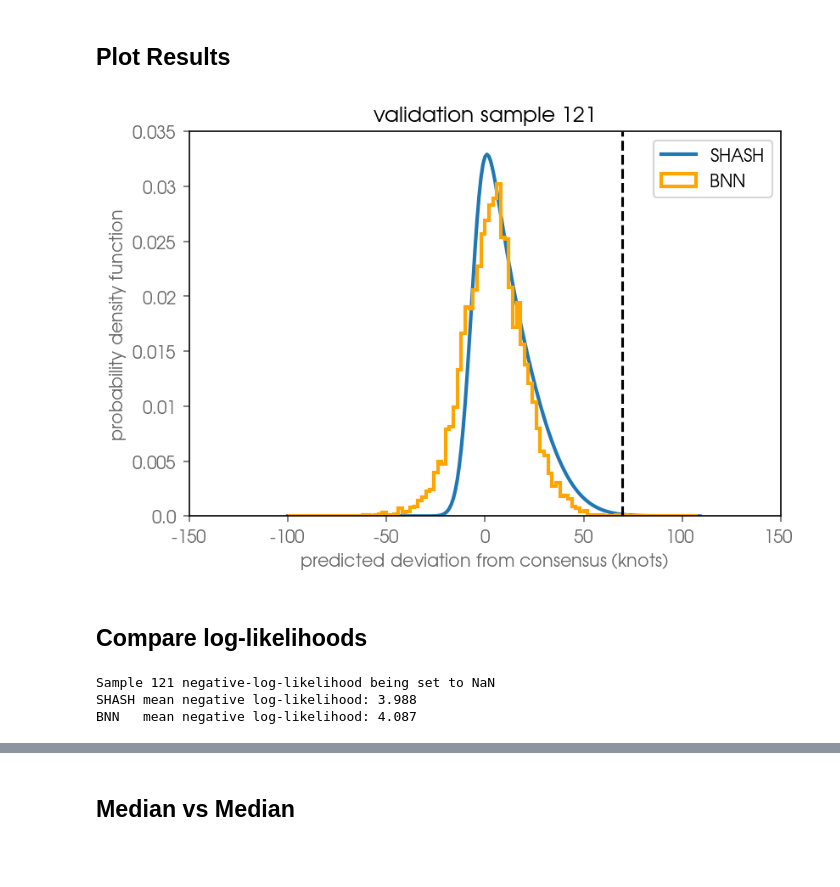
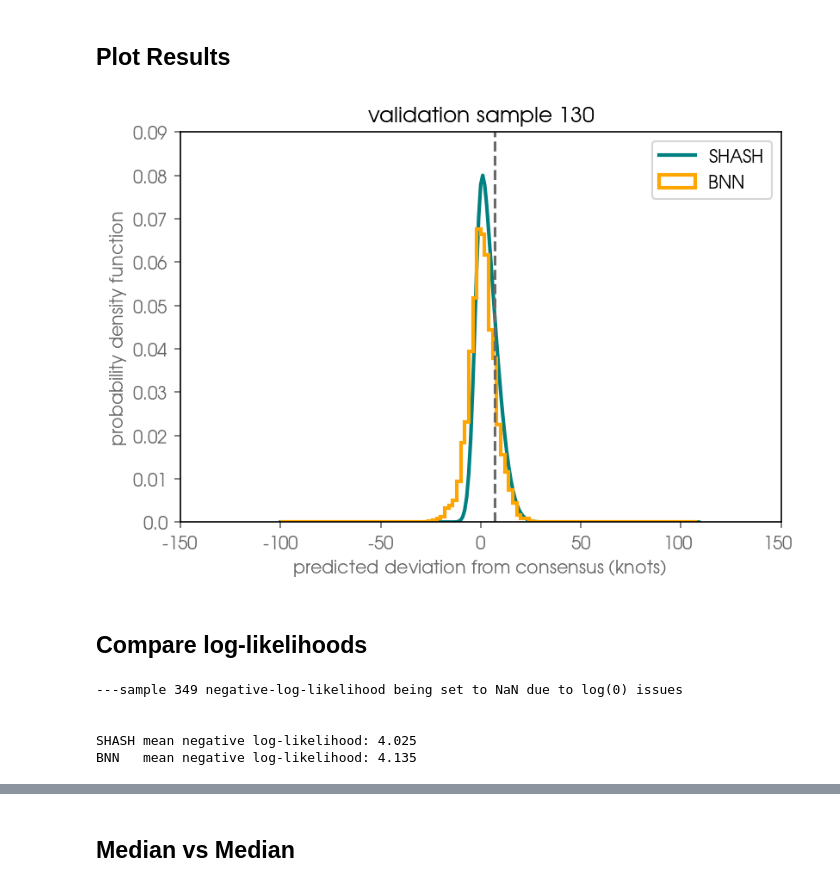
Before and after one commit to eabarnes1010/hurricane_uqcomparisons, a Jupyter notebook: analyze_models.ipynb, the cells around one changed output, grey strips where cells are left out. Saved outputs shown, nothing was run; the diff lists cells and outputs as text; code cells hidden in the pictures; blank space fills up the shorter version.

```diff
--- a/analyze_models.ipynb
+++ b/analyze_models.ipynb
@@ -61,8 +66,6 @@ np.warnings.filterwarnings("ignore", category=np.VisibleDeprecationWarning)
 # %% [markdown]
 ## Load the models
 # %%
-EXP_NAME_LIST = ("intensity0_AL72","intensity1_AL72")
-
 for exp_name in EXP_NAME_LIST:
     settings = experiment_settings.get_settings(exp_name)
     # pprint.pprint(settings, width=80)
@@ -79,13 +82,12 @@ for exp_name in EXP_NAME_LIST:
         df,
     ) = build_hurricane_data(DATA_PATH, settings, verbose=0)
 
-    # Create the model name.
-    model_name = (
-        exp_name + "_" + settings["uncertainty_type"] + '_' + f"network_seed_{network_seed}_rng_seed_{settings['rng_seed']}"
-    )
-    pprint.pprint(model_name)
+    if settings["uncertainty_type"] == "bnn":
+        model_name_bnn = (
+            exp_name + "_" + settings["uncertainty_type"] + '_' + f"network_seed_{network_seed}_rng_seed_{settings['rng_seed']}"
+        )
+        pprint.pprint(model_name_bnn)
 
-    if settings["uncertainty_type"] == "bnn":
         model_bnn = build_bnn_model(
             x_train,
             onehot_train,
@@ -94,9 +96,14 @@ for exp_name in EXP_NAME_LIST:
             ridge_penalty=settings["ridge_param"],
             act_fun=settings["act_fun"],
         )
-        model_bnn.load_weights(MODEL_PATH + model_name + "_weights.h5")
+        model_bnn.load_weights(MODEL_PATH + model_name_bnn + "_weights.h5")
 
     elif settings["uncertainty_type"][:5] == "shash":
+        model_name_shash = (
+            exp_name + "_" + settings["uncertainty_type"] + '_' + f"network_seed_{network_seed}_rng_seed_{settings['rng_seed']}"
+        )
+        pprint.pprint(model_name_shash)
+
         model_shash = build_shash_model(
             x_train,
             onehot_train,
@@ -105,5 +112,5 @@ for exp_name in EXP_NAME_LIST:
             ridge_penalty=settings["ridge_param"],
             act_fun=settings["act_fun"],
         )
-        model_shash.load_weights(MODEL_PATH + model_name + "_weights.h5")
+        model_shash.load_weights(MODEL_PATH + model_name_shash + "_weights.h5")
 # %% [output]
@@ -131,6 +138,12 @@ for i in tqdm(range(0,runs)):
     bnn_cpd[:,i] = np.reshape(model_bnn.predict(x_val),np.shape(bnn_cpd)[0])
 # %% [markdown]
 ## Plot Results
+# %%
+clr_shash = 'teal'
+clr_bnn   = 'orange'
+clr_truth = 'dimgray'
+
+dpiFig = 400
 # %%
 ### for white background...
 plt.rc('text',usetex=True)
@@ -159,47 +172,47 @@ def adjust_spines(ax, spines):
             ax.xaxis.set_ticks([])
 # %%
 # PLOT RESULTS
-sample = 121#130
+sample = 130
 bins = np.arange(-100,110,2)
 
 ax = plt.figure()
 # results for SHASH
-clr = 'tab:blue'
 plt.plot(x_incs,
          shash_cpd[sample,:],
-         color=clr,
+         color=clr_shash,
          linewidth=2,
          label='SHASH',
         )
 
 # results for BNN
-clr = 'orange'
 plt.hist(bnn_cpd[sample,:],
          bins=bins,
          histtype=u'step',
          density=True,
-         color=clr,
+         color=clr_bnn,
          linewidth=2,
          label='BNN',
         )
 
 # truth
-plt.axvline(x=onehot_val[sample,0],color='k',linestyle='--')
+plt.axvline(x=onehot_val[sample,0],color=clr_truth,linestyle='--')
 
 plt.legend()
 
 ax = plt.gca()
 xticks = ax.get_xticks()
 yticks = np.around(ax.get_yticks(),3)
 plt.xticks(xticks.astype(int),xticks.astype(int))
 plt.yticks(yticks,yticks)
 
 plt.title('validation sample ' + str(sample))
 plt.xlabel('predicted deviation from consensus (knots)')
 plt.ylabel('probability density function')
+
+plt.savefig('figures/prediction_plots/' + model_name_shash + '_' + model_name_bnn + '_sample' + str(sample) + '.png', dpi=dpiFig)
 plt.show()
 # %% [output]
-[figure, old version]
+[figure, new version]
 # %% [markdown]
 ## Compare log-likelihoods
 # %%
@@ -221,15 +234,18 @@ for sample in np.arange(0,np.shape(bnn_cpd)[0]):
                            )
     i = np.argmin(np.abs( (bins+bins_inc/2) - onehot_val[sample,0]))
     if(hist_bnn[0][i]==0):
-        print('Sample ' + str(sample) + ' negative-log-likelihood being set to NaN')
+        print('---sample ' + str(sample) + ' negative-log-likelihood being set to NaN due to log(0) issues')
         bnn_nloglike[sample] = np.nan
     else:
         bnn_nloglike[sample] = -np.log(hist_bnn[0][i]/(bins_inc*np.sum(hist_bnn[0])))
 
 # print(shash_nloglike[sample].numpy(),bnn_nloglike[sample])
+print('\n')
 print('SHASH mean negative log-likelihood: ' + str(np.round(np.nanmean(shash_nloglike.numpy()),3)))
 print('BNN   mean negative log-likelihood: ' + str(np.round(np.nanmean(bnn_nloglike),3)))
 # %% [output]
-Sample 121 negative-log-likelihood being set to NaN
-SHASH mean negative log-likelihood: 3.988
-BNN   mean negative log-likelihood: 4.087
+---sample 349 negative-log-likelihood being set to NaN due to log(0) issues
+
+
+SHASH mean negative log-likelihood: 4.025
+BNN   mean negative log-likelihood: 4.135
```
Also changed, not shown: parts of 8 cells of this notebook, 4 other files.
